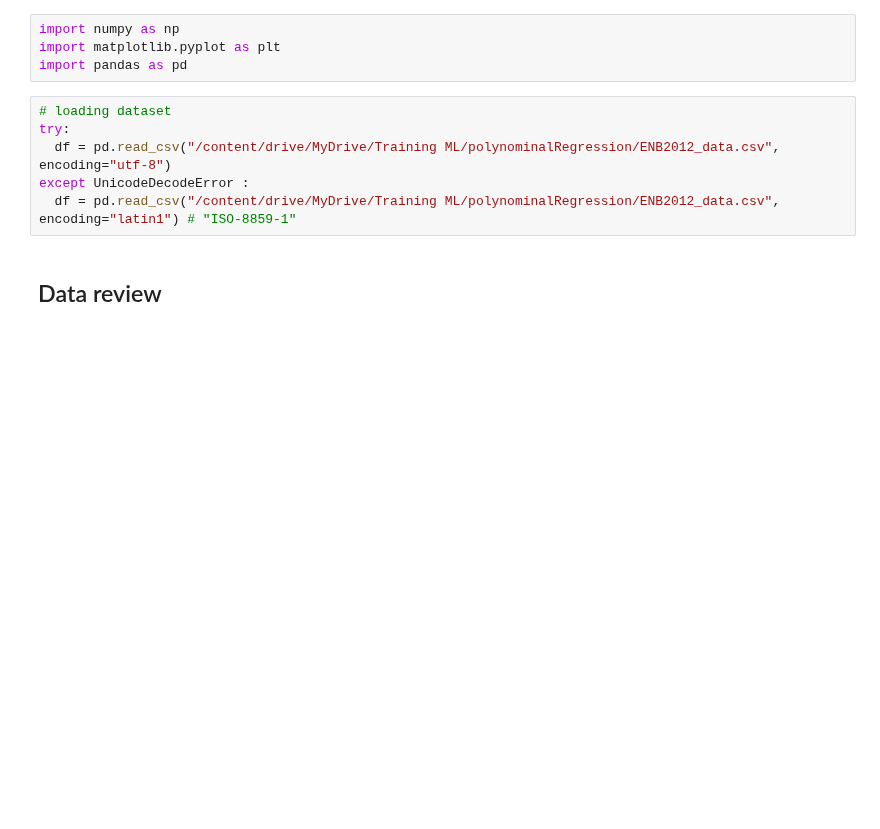
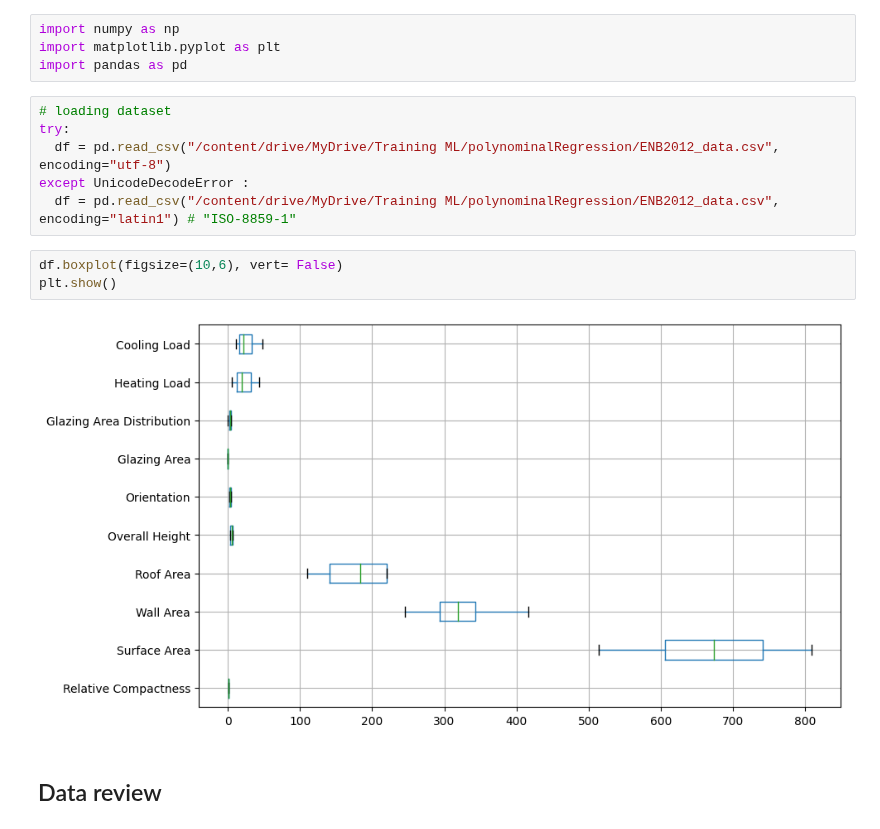
Before and after one commit to ehsan74814/Machine_Learning, a Jupyter notebook: polynominalRegression.ipynb, the cells around one changed output. Saved outputs shown, nothing was run; the diff lists cells and outputs as text; blank space fills up the shorter version.

```diff
--- a/polynominalRegression.ipynb
+++ b/polynominalRegression.ipynb
@@ -23,6 +23,11 @@ try:
   df = pd.read_csv("/content/drive/MyDrive/Training ML/polynominalRegression/ENB2012_data.csv", encoding="utf-8")
 except UnicodeDecodeError :
   df = pd.read_csv("/content/drive/MyDrive/Training ML/polynominalRegression/ENB2012_data.csv", encoding="latin1") # "ISO-8859-1"
+# %%
+df.boxplot(figsize=(10,6), vert= False)
+plt.show()
+# %% [output]
+[figure, added]
 # %% [markdown]
 ## Data review
 # %%
```
Also changed, not shown: parts of 1 cell of this notebook.
